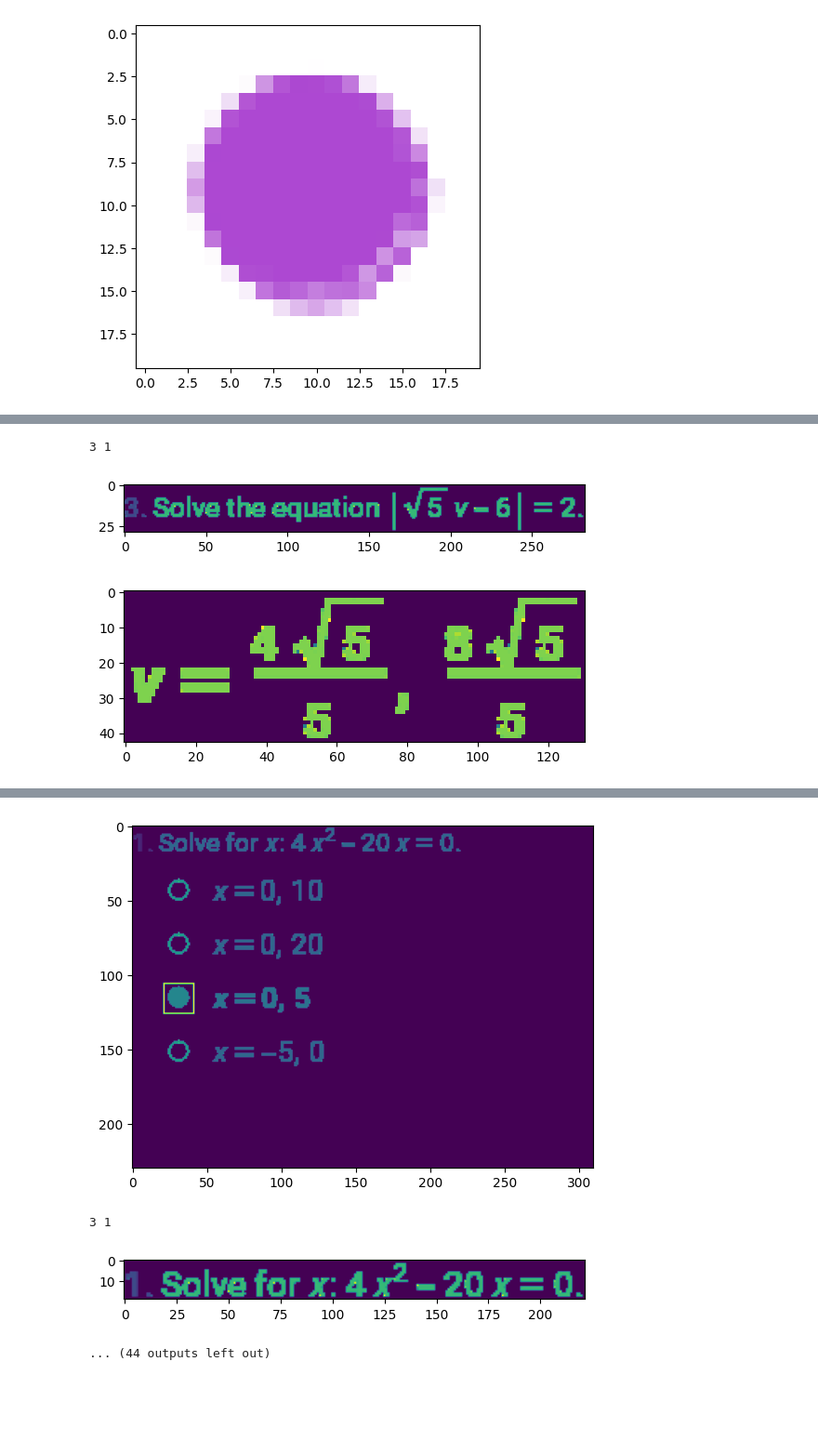
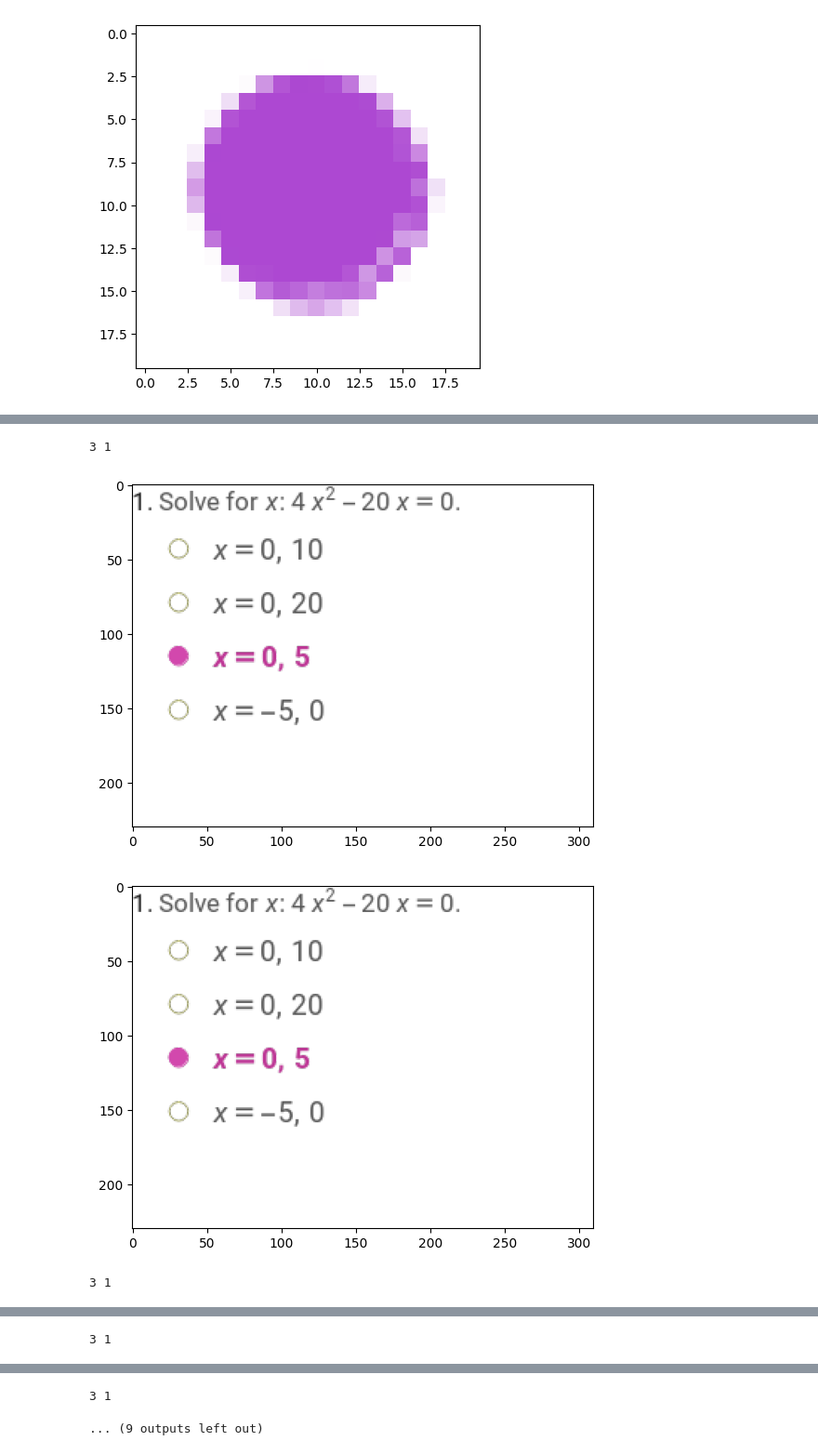
Before and after one commit to foersterrobert/Jump-Calc, a Jupyter notebook: backend/test.ipynb, the cells around one changed output, grey strips where cells are left out. Shown: that part at 93% size. Cells and saved outputs as stored; diff of their text form; code cells hidden in the pictures; blank space fills up the shorter version.

```diff
--- a/backend/test.ipynb
+++ b/backend/test.ipynb
@@ -46,9 +46,9 @@ os.system("rm -rf processedImgs")
 os.mkdir("processedImgs")
 
 for gif in gifs:
-    img = cv2.imread(f'gifs/{gif}',0)
-    blue_template = cv2.imread('blue.png',0)
-    pink_template = cv2.imread('pink.png',0)
+    img = cv2.imread(f'gifs/{gif}',-1)
+    blue_template = cv2.imread('blue.png',-1)
+    pink_template = cv2.imread('pink.png',-1)
 
     img_w, img_h = img.shape[1], img.shape[0]
 
@@ -90,11 +90,10 @@ for gif in gifs:
             max(0, min_x-2):min(max_x+2, img_block.shape[1])
         ]
 
-        plt.imshow(crop)
-        plt.show()
+        # plt.imshow(crop)
+        # plt.show()
 
-        crop = cv2.cvtColor(crop, cv2.COLOR_GRAY2RGB)
-        crop = Image.fromarray(crop)
+        crop = Image.fromarray(crop).convert("LA")
 
         if i == 0:
             crop.save(f"processedImgs/{gif.replace('.gif', '')}_{solution_idx}/q.png")
@@ -106,3 +105,4 @@ for gif in gifs:
 3 1
-[figure, old version]
+[figure, new version]
-[figure, old version]
+[figure, new version]
+3 1
@@ -110,0 +111 @@ for gif in gifs:
+3 1
@@ -113,4 +114,2 @@ for gif in gifs:
-[figure, removed]
-3 1
-[figure, removed]
-... (44 outputs left out)
+3 1
+... (9 outputs left out)
```
Also changed, not shown: parts of 2 cells of this notebook, 38 other files.
